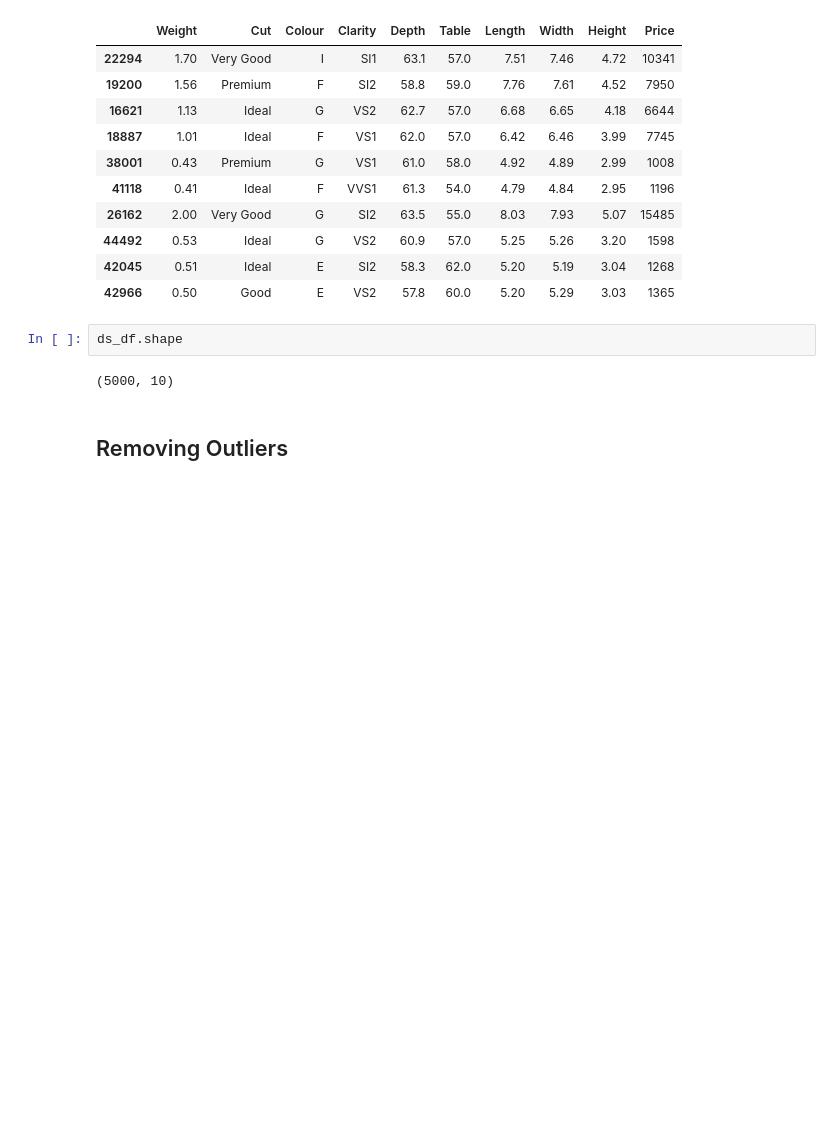
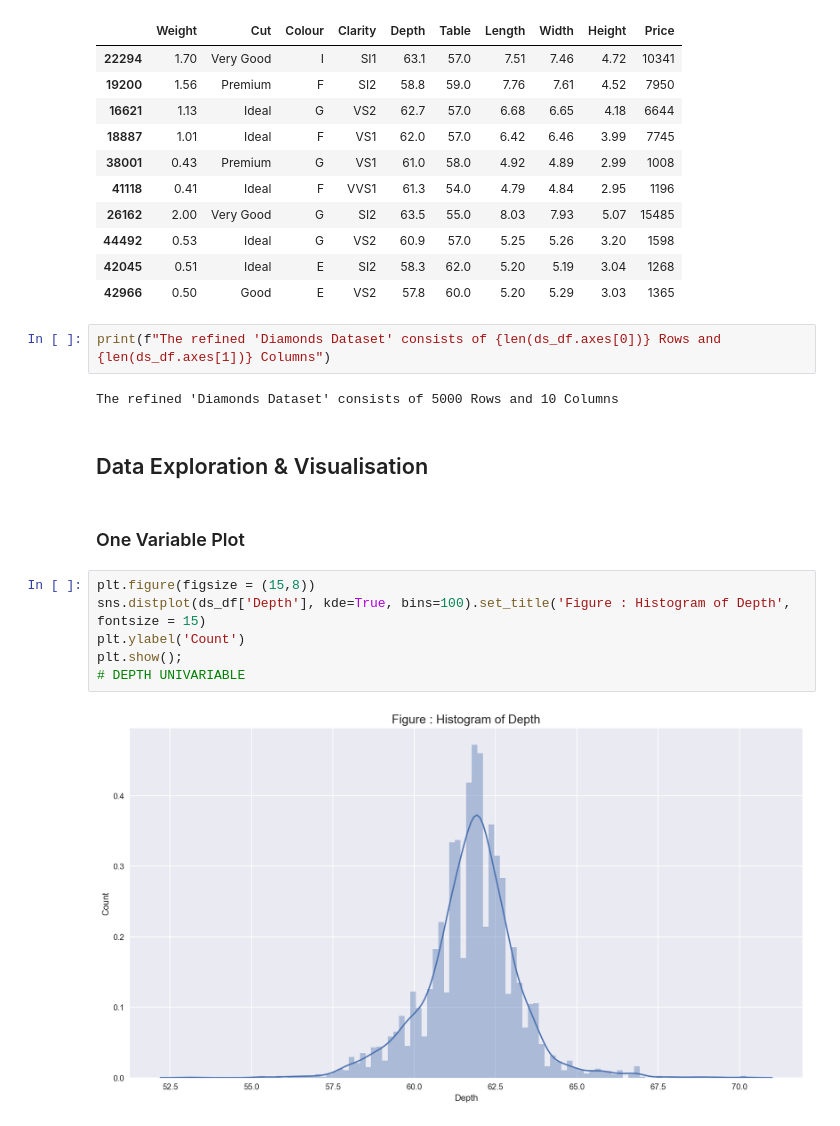
Before and after one commit to s3668011/mathematics_for_computing_phase1, a Jupyter notebook: phase1_report.ipynb, the cells around one changed output. Saved outputs shown, nothing was run; the diff lists cells and outputs as text; blank space fills up the shorter version.

Commit message:
graphs plotted, dataset processed/refined

```diff
--- a/phase1_report.ipynb
+++ b/phase1_report.ipynb
@@ -274,8 +274,18 @@ ds_df.sample(10, random_state=999)
 | 42045 | 0.51 | Ideal | E | SI2 | 58.3 | 62.0 | 5.20 | 5.19 | 3.04 | 1268 |
 | 42966 | 0.50 | Good | E | VS2 | 57.8 | 60.0 | 5.20 | 5.29 | 3.03 | 1365 |
 # %%
-ds_df.shape
+print(f"The refined 'Diamonds Dataset' consists of {len(ds_df.axes[0])} Rows and {len(ds_df.axes[1])} Columns")
 # %% [output]
-(5000, 10)
+The refined 'Diamonds Dataset' consists of 5000 Rows and 10 Columns
-# %% [markdown]
-## Removing Outliers
+# %% [markdown]
+## Data Exploration & Visualisation
+# %% [markdown]
+### One Variable Plot
+# %%
+plt.figure(figsize = (15,8))
+sns.distplot(ds_df['Depth'], kde=True, bins=100).set_title('Figure : Histogram of Depth', fontsize = 15)
+plt.ylabel('Count')
+plt.show();
+# DEPTH UNIVARIABLE
+# %% [output]
+[figure, added]
```
Also changed, not shown: parts of 21 cells of this notebook.
